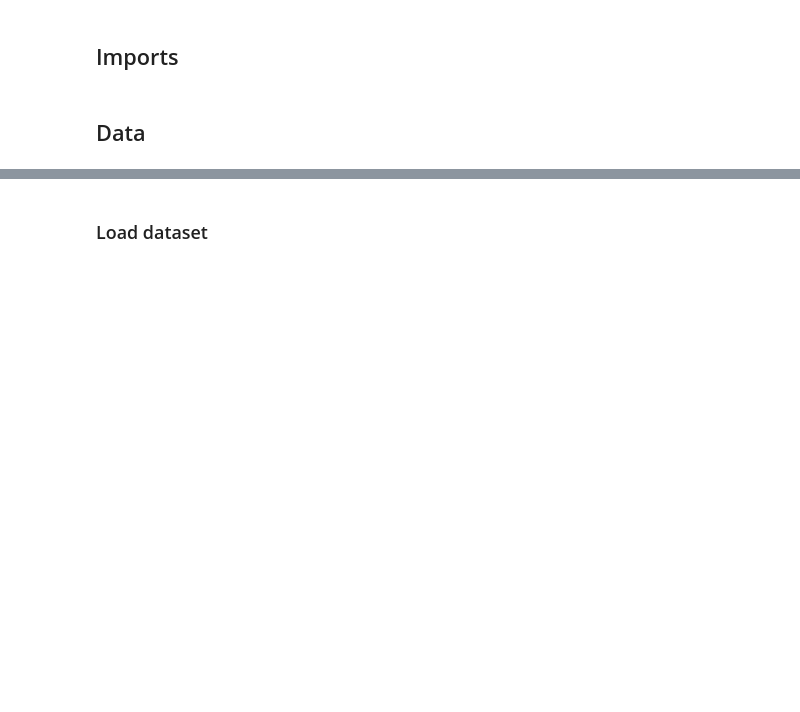
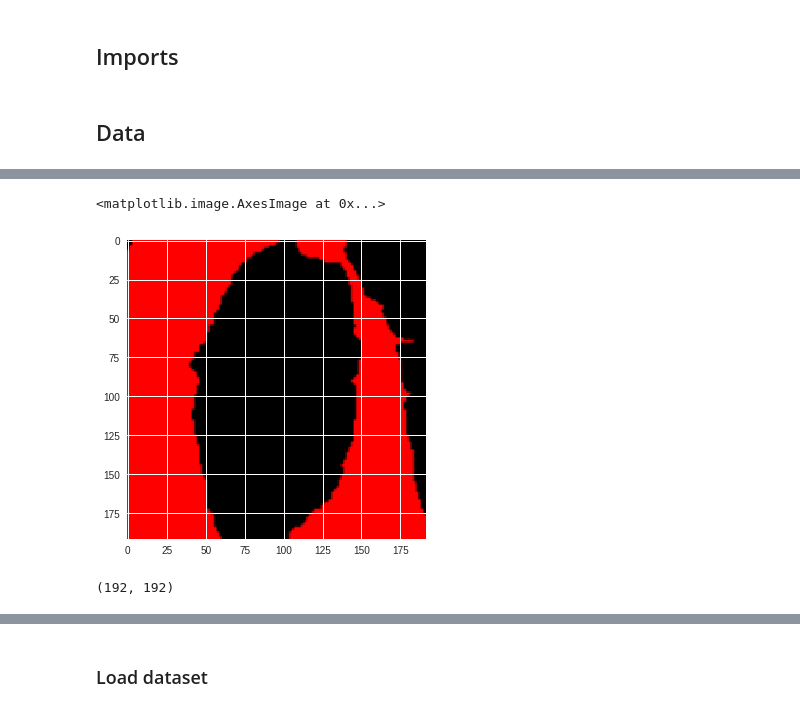
Before and after one commit to betogaona7/hairstyle, a Jupyter notebook: HS-Segment-Technique/FCN_CRF.ipynb, the cells around one changed output, grey strips where cells are left out. Cells and saved outputs as stored; diff of their text form; code cells hidden in the pictures; blank space fills up the shorter version.

```diff
--- a/HS-Segment-Technique/FCN_CRF.ipynb
+++ b/HS-Segment-Technique/FCN_CRF.ipynb
@@ -34,2 +45,16 @@ from torchvision.models.vgg import VGG
 # %% [markdown]
 ## Data
+# %%
+img_file="data/LFW-keras/images-192.npy"
+lbl_file="data/LFW-keras/masks-192.npy"
+
+images = np.load(img_file)
+labels = np.expand_dims(np.load(lbl_file)[:,:,:,0], axis=4)
+# %%
+image = images[0]
+label = labels[0]
+
+mask = np.zeros((192, 192, 3), dtype=np.uint8)
+mask[:,:,0] = label[:,:,0]
+
+print(image.shape, label.shape, mask.shape)
@@ -35,0 +93,33 @@ from torchvision.models.vgg import VGG
+# %%
+cropin = 120
+x, y = 192, 192
+startx = x//2-(cropin//2)
+starty = y//2-(cropin//2)
+
+image = image[starty:starty+cropin, startx:startx+cropin]
+label = mask[starty:starty+cropin, startx:startx+cropin]
+
+image = scipy.misc.imresize(image, (x, y))
+label = scipy.misc.imresize(label, (x, y))
+
+image = np.fliplr(image)
+label = np.fliplr(label)
+# %%
+plt.imshow(label)
+# %% [output]
+<matplotlib.image.AxesImage at 0x...>
+[figure, added]
+# %%
+finall = np.zeros((h, w)).astype(np.uint8)
+print(finall.shape)
+
+for i in range (h):
+  for j in range(w):
+    color = tuple(label[i, j])
+    try:
+      if 255 in color:
+        finall[i, j] = 1
+    except:
+      print ("Error")
+# %% [output]
+(192, 192)
```
Also changed, not shown: parts of 38 cells of this notebook.
